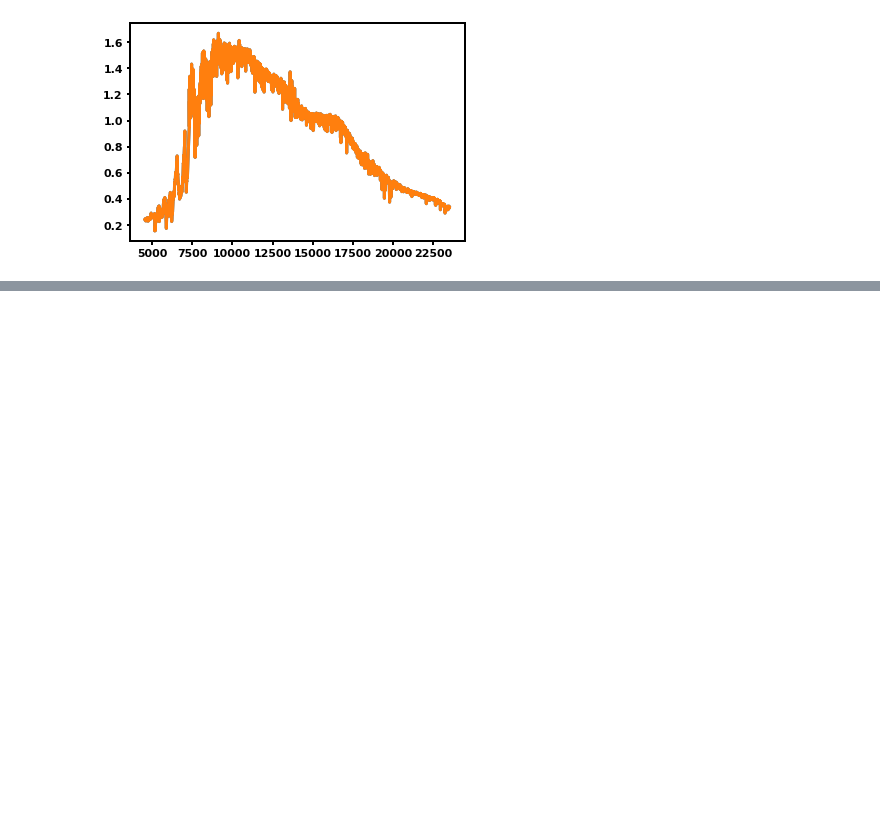
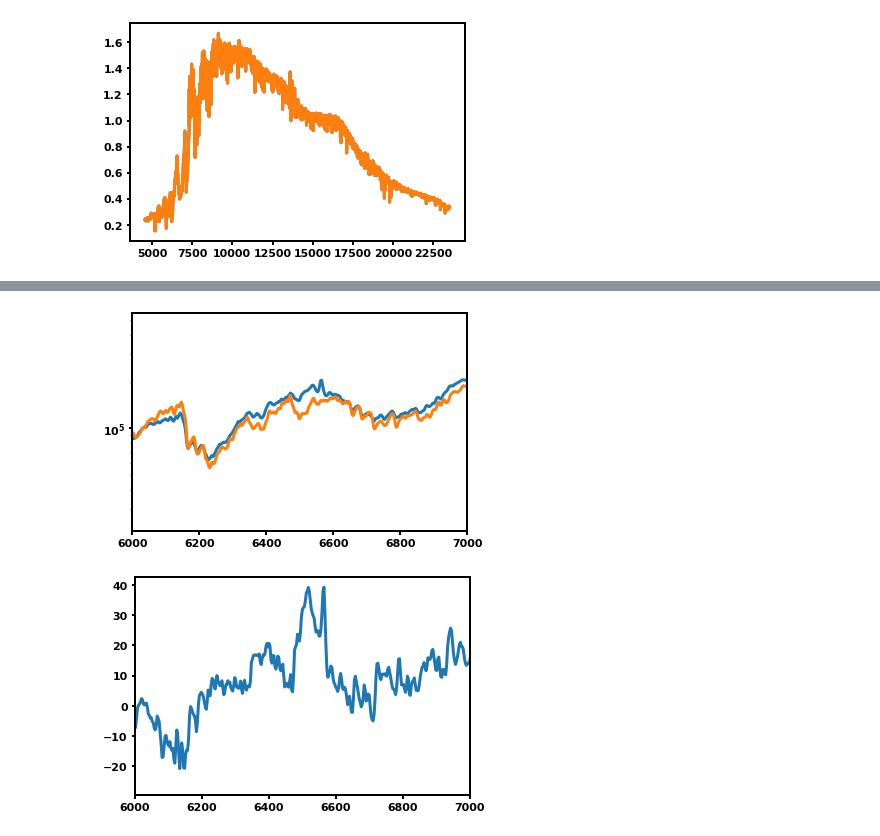
Before and after one commit to awmann/K233Spots, a Jupyter notebook: multi_spec_fit.ipynb, the cells around one changed output, grey strips where cells are left out. Cells and saved outputs as stored; diff of their text form; code cells hidden in the pictures; blank space fills up the shorter version.

```diff
--- a/multi_spec_fit.ipynb
+++ b/multi_spec_fit.ipynb
@@ -351,0 +363,15 @@ plt.savefig('Corner_spec.pdf')
+# %%
+## report best-fit parameters
+best = []
+from IPython.display import display, Math
+for i in range(ndim):
+    mcmc = np.percentile(flat_samples[:, i], [16, 50, 84])
+    #if i == 0:
+    #    mcmc = np.percentile(np.exp(flat_samples[:, i]), [16, 50, 84])
+    q = np.diff(mcmc)
+    txt = "\mathrm{{{3}}} = {0:.3f}_{{-{1:.3f}}}^{{{2:.3f}}}"
+    txt = txt.format(mcmc[1], q[0], q[1], labels[i])
+    display(Math(txt))
+    best.append(mcmc[1])
+
+print(best)
@@ -351,0 +389,39 @@ plt.savefig('Corner_spec.pdf')
+# %%
+mteff = modelteff
+modelspectra = mspec
+wav = np.array(mwav)
+obsspec = np.array(ospec)
+obstype = np.array(otype)
+obserr = np.array(oerr)
+Tsurf, Tspot, fS, a, b, c, AV, loff, f = best
+modelspec = doublespec(modelteff,modelspectra,Tsurf,Tspot,fS)
+newwav = wav + loff
+interpfunc = interpolate.interp1d(newwav, modelspec, kind='linear',fill_value="extrapolate")
+modelspec_shift = interpfunc(wav)
+modelspec_smooth = modelspec_shift
+reddened = modelspec_smooth*ext.extinguish(wav*u.AA, Av=AV)
+
+#l = np.where(modelwave < 5200)
+#reddened[l]/=a
+modelspec_norm = np.array(reddened)
+obsspec_norm = np.array(obsspec)
+obsspec_err_norm = np.array(obserr)
+obsspec_norm[np.where(obstype == 1)]*=a
+obsspec_norm[np.where(obstype == 2)]*=b
+obsspec_norm[np.where(obstype == 3)]*=c
+obsspec_err_norm[np.where(obstype == 1)]*=a
+obsspec_err_norm[np.where(obstype == 2)]*=b
+obsspec_err_norm[np.where(obstype == 3)]*=c
+
+plt.plot(wav,obsspec_norm)
+plt.plot(wav,reddened)
+plt.yscale('log')
+plt.xlim(6000,7000)
+plt.show()
+
+plt.plot(wav,(obsspec_norm-reddened)/obsspec_err_norm)
+plt.xlim(6000,7000)
+plt.show()
+# %% [output]
+[figure, added]
+[figure, added]
```
Also changed, not shown: parts of 8 cells of this notebook.
